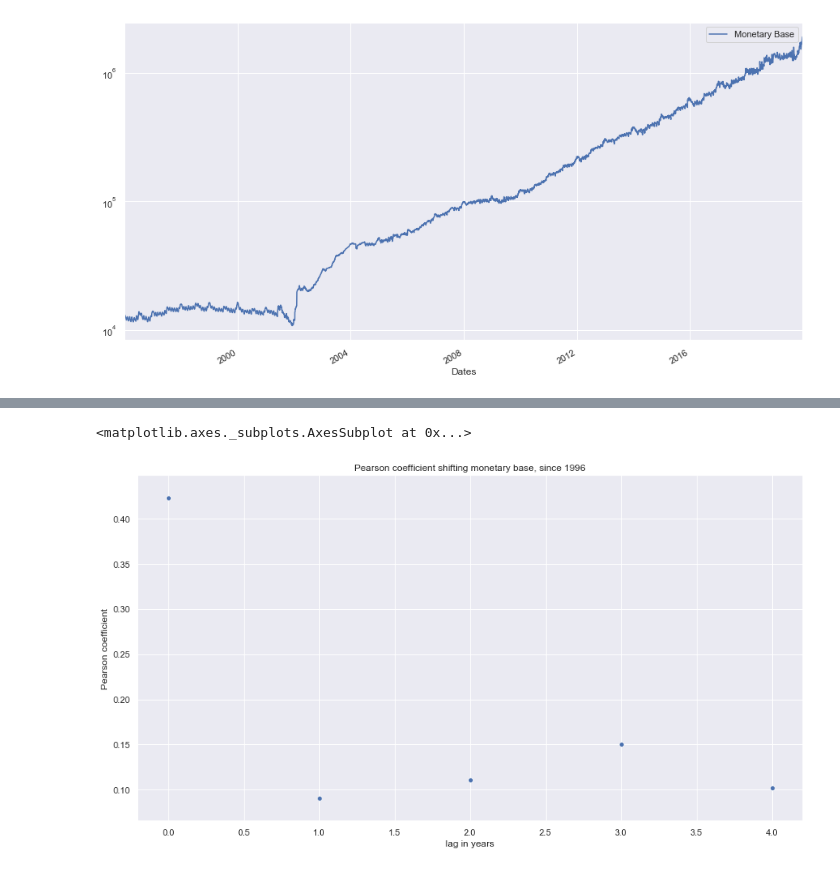
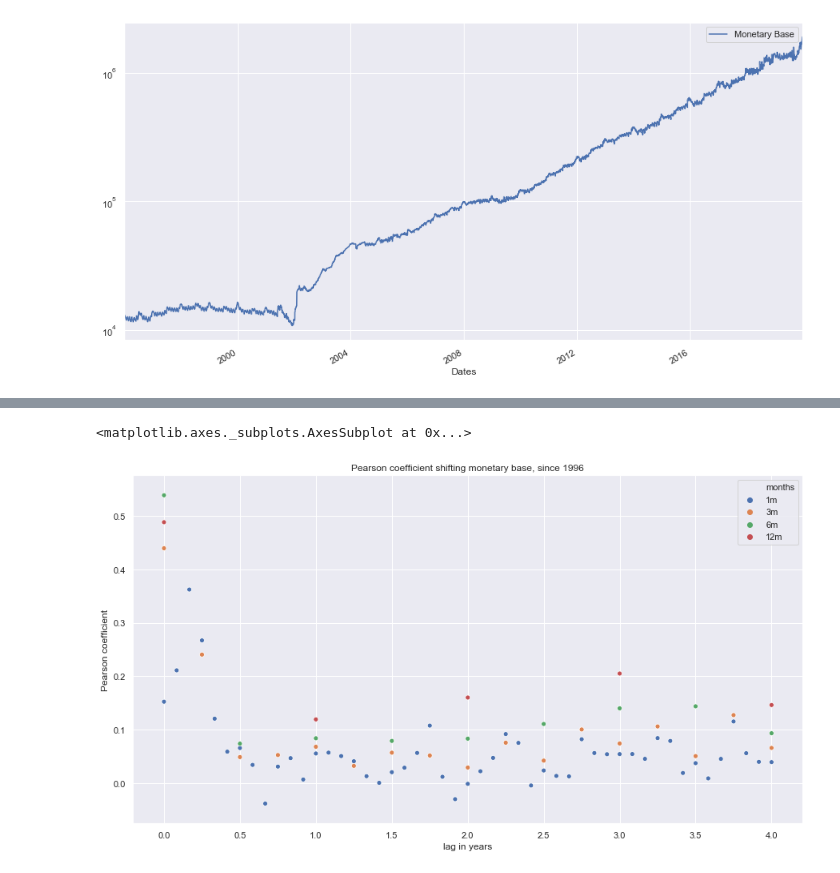
Before and after one commit to lambdaclass/finance_playground, a Jupyter notebook: notebooks/cmb_inflation/Correlation.ipynb, the cells around one changed output, grey strips where cells are left out. Saved outputs shown, nothing was run; the diff lists cells and outputs as text; code cells hidden in the pictures.

```diff
--- a/notebooks/cmb_inflation/Correlation.ipynb
+++ b/notebooks/cmb_inflation/Correlation.ipynb
@@ -69,10 +37,31 @@ yearly_data_since_1996.plot
+# %%
+inflation_1996 = {}
+monetary_base_change_1996 = {}
+data_1996 = {}
+months=[1,3,6,12]
+for m in months:
+    inflation_1996[m] = inflation.truncate(before = '1996-01-01')
+    inflation_1996[m] = inflation_1996[m].apply(lambda x : x/100+1)
+    inflation_1996[m] = inflation_1996[m].resample(str(m) + 'M').apply(lambda x:x.cumprod()[-1])
+    inflation_1996[m] = inflation_1996[m].apply(lambda x:(x-1)*100)
+    monetary_base_change_1996[m] = monetary_base.truncate(before='1996-01-01')
+    monetary_base_change_1996[m] = monetary_base_change_1996[m].resample(str(m) + 'M').mean().pct_change()*100
+    data_1996[m] = pd.DataFrame(monetary_base_change_1996[m])
+    data_1996[m] = data_1996[m].assign(Inflation = inflation_1996[m]['Inflation']).dropna()
 # %%
-max_lag=4
-rs = [yearly_data_since_1996['Inflation'].corr(yearly_data_since_1996['Monetary Base'].shift(lag)) for lag in np.arange(0, max_lag+1, 1)]
+pearson_lagged={}
+for m in months:
+    max_lag=12*4//m
+    pearson_lagged[m]= [data_1996[m]['Inflation'].corr(data_1996[m]['Monetary Base'].shift(lag)) for lag in np.arange(0, max_lag+1, 1)]
+# %%
+to_plot=pd.DataFrame()
+for m in months:
+    to_plot=to_plot.append(pd.DataFrame([np.linspace(0,4,len(pearson_lagged[m])),pearson_lagged[m],[str(m)+ 'm']*len(pearson_lagged[m])]).T)
+to_plot=to_plot.rename(columns={2:'months'})
 # %%
-ax = sns.scatterplot(np.arange(0, 5, 1),rs)
+ax = sns.scatterplot(x=to_plot[0],y=to_plot[1],data=to_plot,hue='months')
 ax.set(xlabel='lag in years', ylabel='Pearson coefficient',title='Pearson coefficient shifting monetary base, since 1996')
 ax
 # %% [output]
 <matplotlib.axes._subplots.AxesSubplot at 0x...>
-[figure, old version]
+[figure, new version]
```
Also changed, not shown: parts of 27 cells of this notebook.
